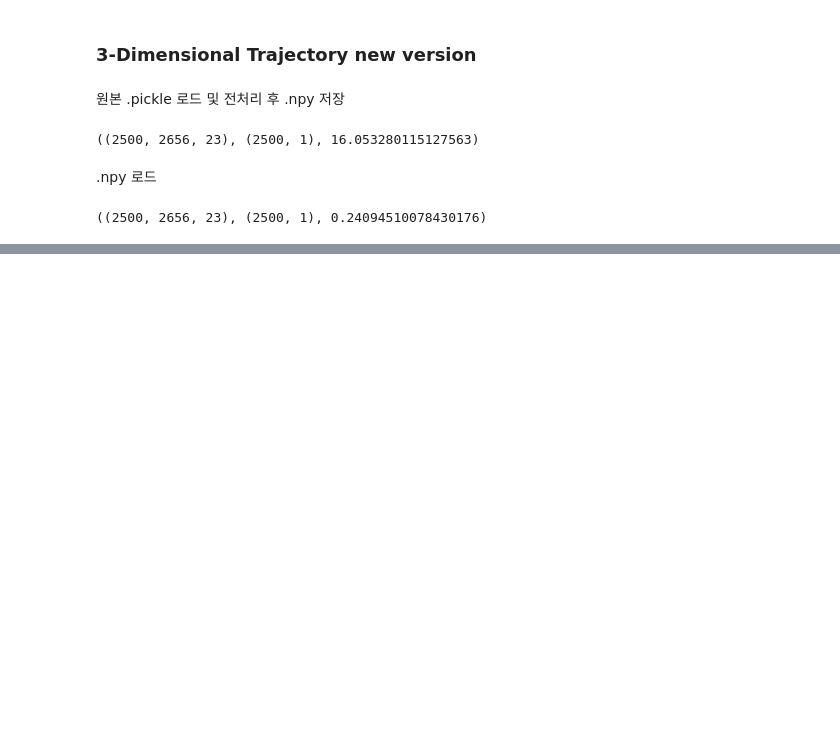
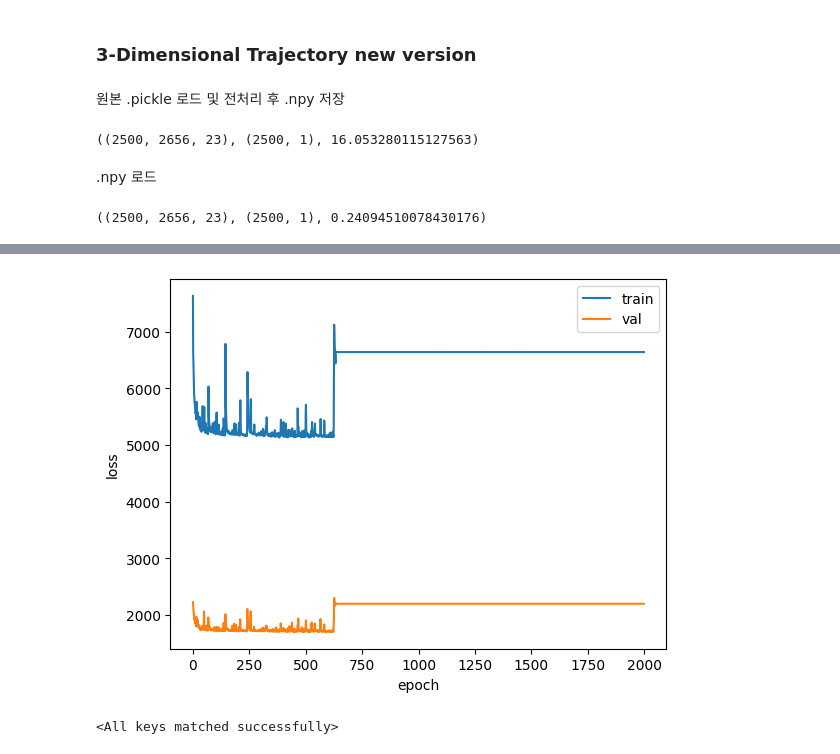
Before and after one commit to KyuhyoJeon/TrAE, a Jupyter notebook: main.ipynb, the cells around one changed output, grey strips where cells are left out. Cells and saved outputs as stored; diff of their text form; code cells hidden in the pictures; blank space fills up the shorter version.

```diff
--- a/main.ipynb
+++ b/main.ipynb
@@ -360,0 +496,8 @@ with torch.no_grad():
+# %%
+encoder = ConvEncoder(args.input_channel, args.t, args.output_channel)
+encoder.load_state_dict(torch.load(args.checkpoints+f'{args.model}_{args.data_type}_model_e.pth'))
+encoder = encoder.to(args.device)
+classifier = Classifier(args.seq_len//(2**args.layer_num)*args.class_num, args.class_num).to(args.device)
+classifier_lossf = nn.MSELoss()
+# classifier_lossf = nn.CrossEntropyLoss()
+classifier_optim = optim.Adam(classifier.parameters(), lr=args.lr)
@@ -360,0 +675,22 @@ with torch.no_grad():
+# %%
+# Let's draw a learning curve like below.
+plt.plot(train_loss_history, label='train')
+plt.plot(val_loss_history, label='val')
+plt.xlabel('epoch')
+plt.ylabel('loss')
+plt.legend()
+plt.show()
+# %% [output]
+[figure, added]
+# %%
+lossF = 'MSE'
+layerN = 3
+modelt = 'A'
+dtype = 'normal'
+paramT = 'best_model'
+
+# trained_classifier = Classifier(args.seq_len//(2**args.layer_num)*args.class_num, args.class_num).to(args.device)
+encoder.load_state_dict(torch.load(args.checkpoints+f'{modelt}_{dtype}_model_e.pth'))
+trained_classifier.load_state_dict(torch.load(args.checkpoints+f'{lossF}_{layerN}L_{modelt}_{dtype}_{paramT}_c.pth'))
+# %% [output]
+<All keys matched successfully>
```
Also changed, not shown: parts of 19 cells of this notebook, 8 other files.
